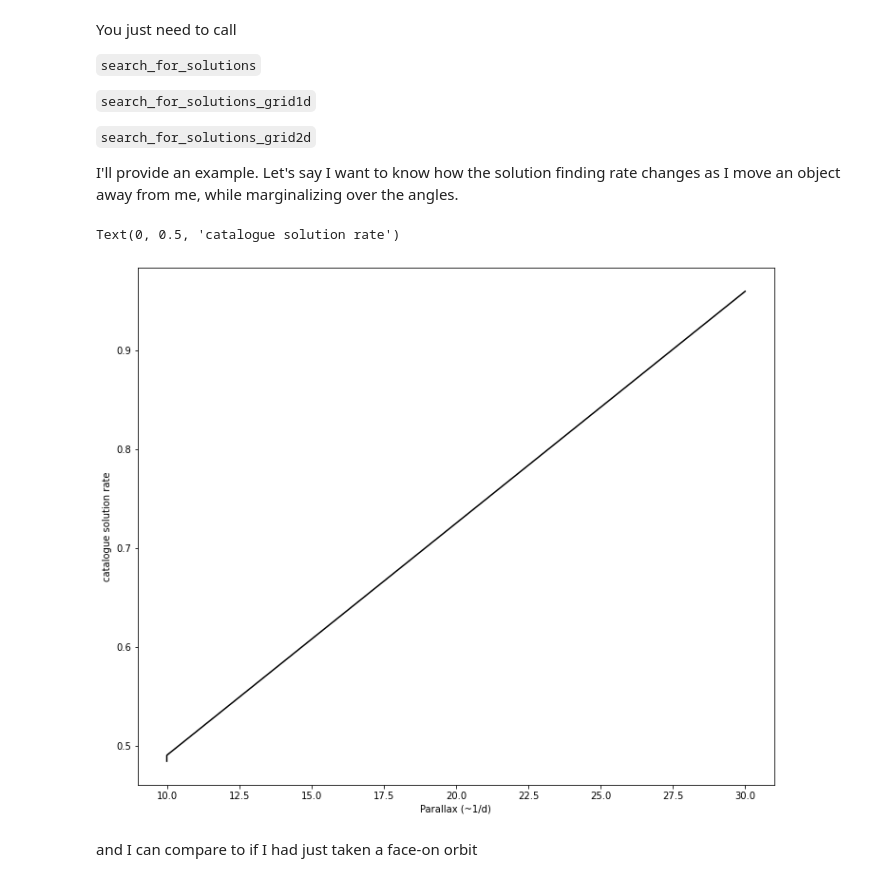
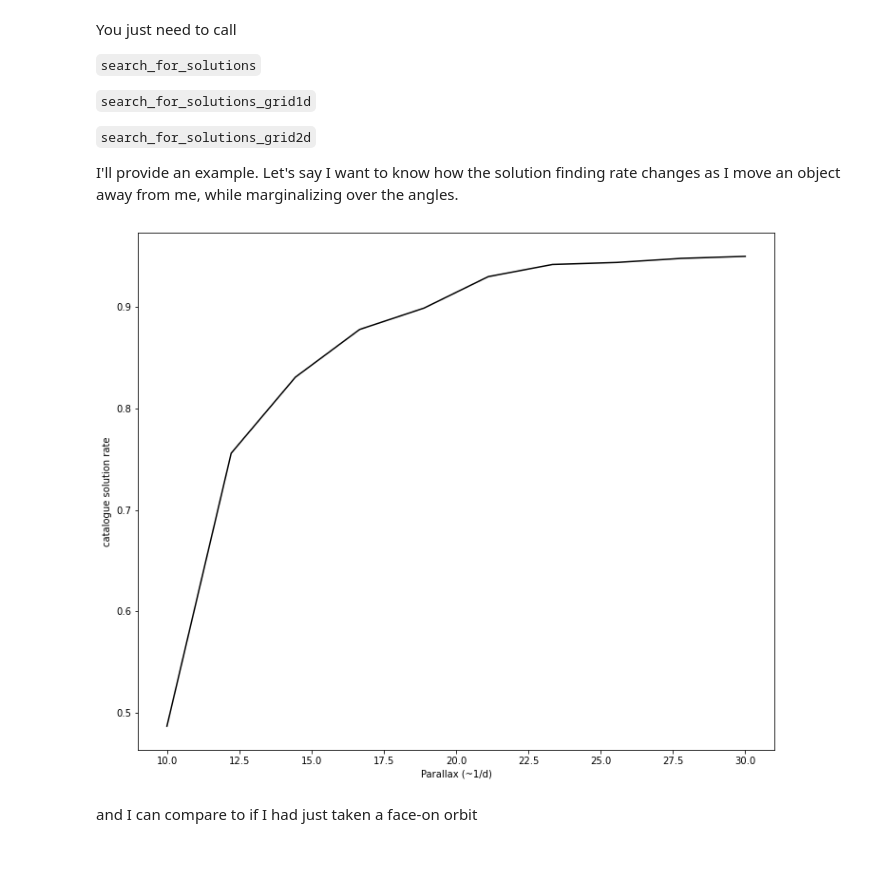
Before and after one commit to BenPennell/GaiamockWrapper, a Jupyter notebook: gwexamples.ipynb, the cells around one changed output. Saved outputs shown, nothing was run; the diff lists cells and outputs as text; code cells hidden in the pictures.

```diff
--- a/gwexamples.ipynb
+++ b/gwexamples.ipynb
@@ -178,16 +168,15 @@ You just need to call
 
 I'll provide an example. Let's say I want to know how the solution finding rate changes as I move an object away from me, while marginalizing over the angles.
 # %%
-plaxes = (30,10,10)
+plaxes = np.linspace(30,10,10)
 solutions = gw.search_for_solutions_grid1d(("parallax", plaxes), sample_count=1000,
                                            df=r[1019], marginalize_angles=True,
                                            m1=0.8,q=0.3,period=1e4)
 plt.plot(plaxes, np.mean(solutions, axis=1), c="k")
-plt.xlabel("Parallax (~1/d)")
-plt.ylabel("catalogue solution rate")
+plt.xlabel("Parallax (~1/d)");
+plt.ylabel("catalogue solution rate");
 # %% [output]
-Text(0, 0.5, 'catalogue solution rate')
-[figure, old version]
+[figure, new version]
 # %% [markdown]
 and I can compare to if I had just taken a face-on orbit
 # %%
```
Also changed, not shown: parts of 11 cells of this notebook, 2 other files.
